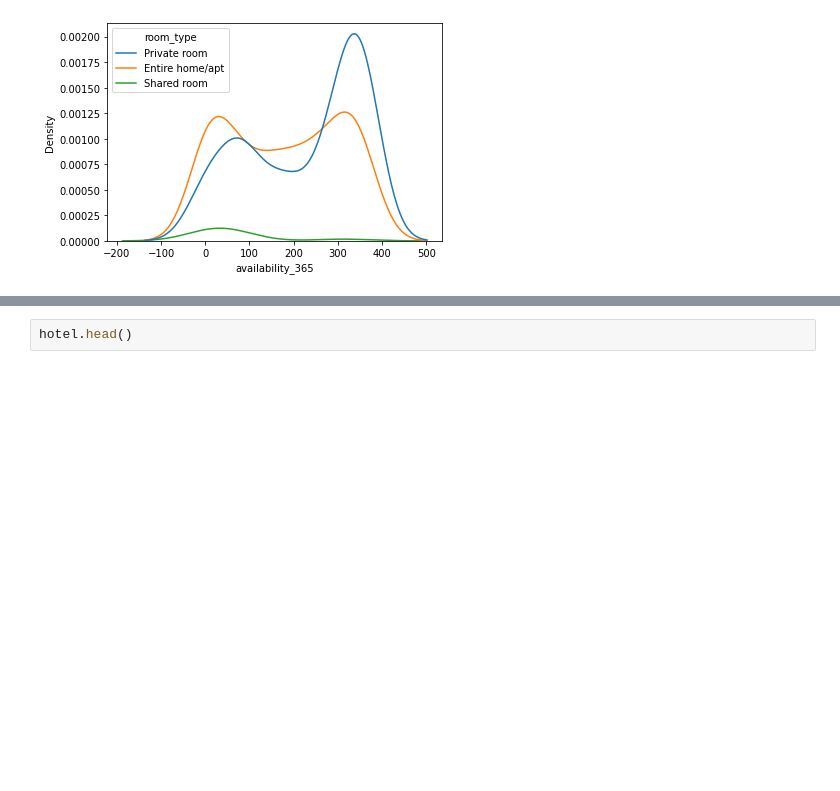
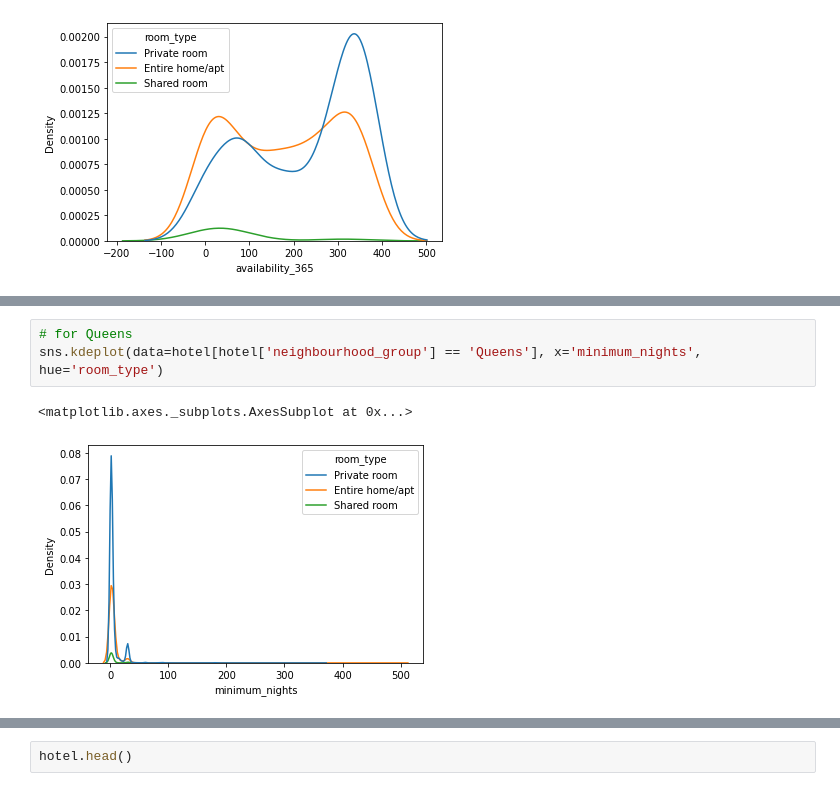
Before and after one commit to ghanalk1/Airbnb-Hotel-Booking-EDA, a Jupyter notebook: Airbnb_Hotel_Analysis.ipynb, the cells around one changed output, grey strips where cells are left out. Cells and saved outputs as stored; diff of their text form; blank space fills up the shorter version.

```diff
--- a/Airbnb_Hotel_Analysis.ipynb
+++ b/Airbnb_Hotel_Analysis.ipynb
@@ -350,0 +367,6 @@ sns.kdeplot(data=hotel[hotel['neighbourhood_group'] == 'Staten Island'], x='avai
+# %%
+# for Queens
+sns.kdeplot(data=hotel[hotel['neighbourhood_group'] == 'Queens'], x='minimum_nights', hue='room_type')
+# %% [output]
+<matplotlib.axes._subplots.AxesSubplot at 0x...>
+[figure, added]
```
Also changed, not shown: parts of 12 cells of this notebook.
